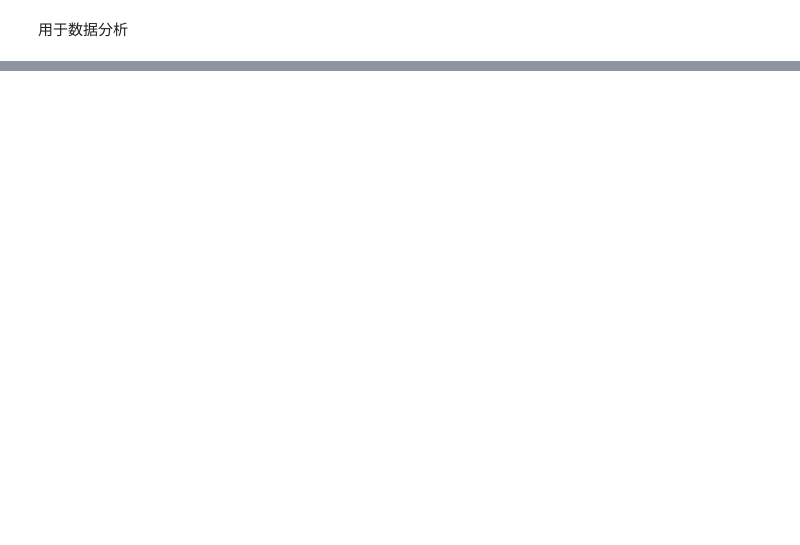
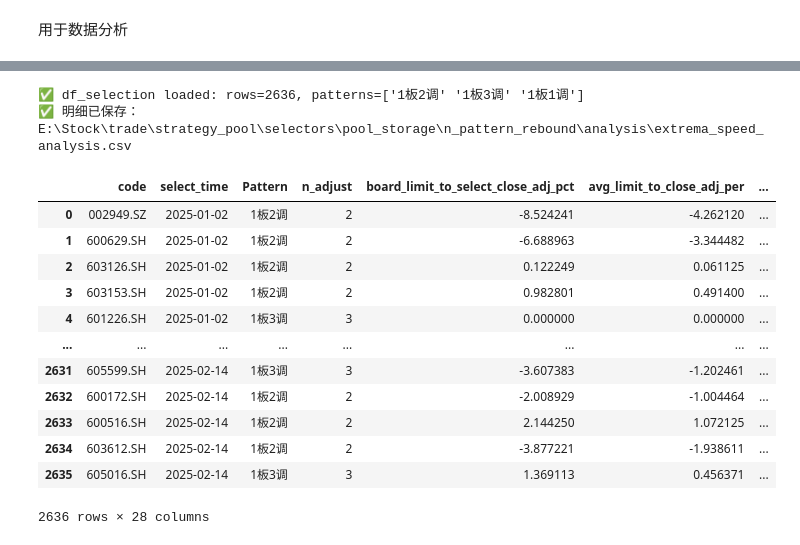
Before and after one commit to Akana-kunama/trade, a Jupyter notebook: data_factory/data_analyze/data_analyze.ipynb, the cells around one changed output, grey strips where cells are left out. Saved outputs shown, nothing was run; the diff lists cells and outputs as text; code cells hidden in the pictures; blank space fills up the shorter version.

```diff
--- a/data_factory/data_analyze/data_analyze.ipynb
+++ b/data_factory/data_analyze/data_analyze.ipynb
@@ -107,0 +220,33 @@ if __name__ == "__main__":
+# %%
+from strategy_pool.selectors.analyzer.n_pattern_analyzer import NPatternAnalyzer
+# ========= 初始化分析器 =========
+analyzer = NPatternAnalyzer(
+    start_date=start_date,
+    end_date=end_date,
+    pool_dir=POOL_DIR,
+    market_data_dir=MARKET_DIR
+)
+#构造分析矩阵
+analyzer.analyze_data_build( window_days= 10, past_days = 20)
+# 每日选股数量（可选）
+# analyzer.run_count_per_day(analyzer.df_selection, plot=True)
+
+# 你要的散点套件（close极值）
+# df_ext = analyzer.run_scatter_suite_close(days_forward=4)
+# print(df_ext.head())
+# %% [output]
+✅ df_selection loaded: rows=2636, patterns=['1板2调' '1板3调' '1板1调']
+✅ 明细已保存：E:\Stock\trade\strategy_pool\selectors\pool_storage\n_pattern_rebound\analysis\extrema_speed_analysis.csv
+|  | code | select_time | Pattern | n_adjust | board_limit_to_select_close_adj_pct | avg_limit_to_close_adj_per | ... |
+| 0 | 002949.SZ | 2025-01-02 | 1板2调 | 2 | -8.524241 | -4.262120 | ... |
+| 1 | 600629.SH | 2025-01-02 | 1板2调 | 2 | -6.688963 | -3.344482 | ... |
+| 2 | 603126.SH | 2025-01-02 | 1板2调 | 2 | 0.122249 | 0.061125 | ... |
+| 3 | 603153.SH | 2025-01-02 | 1板2调 | 2 | 0.982801 | 0.491400 | ... |
+| 4 | 601226.SH | 2025-01-02 | 1板3调 | 3 | 0.000000 | 0.000000 | ... |
+| ... | ... | ... | ... | ... | ... | ... | ... |
+| 2631 | 605599.SH | 2025-02-14 | 1板3调 | 3 | -3.607383 | -1.202461 | ... |
+| 2632 | 600172.SH | 2025-02-14 | 1板2调 | 2 | -2.008929 | -1.004464 | ... |
+| 2633 | 600516.SH | 2025-02-14 | 1板2调 | 2 | 2.144250 | 1.072125 | ... |
+| 2634 | 603612.SH | 2025-02-14 | 1板2调 | 2 | -3.877221 | -1.938611 | ... |
+| 2635 | 605016.SH | 2025-02-14 | 1板3调 | 3 | 1.369113 | 0.456371 | ... |
+2636 rows × 28 columns
```
Also changed, not shown: parts of 11 cells of this notebook, 5 other files.
